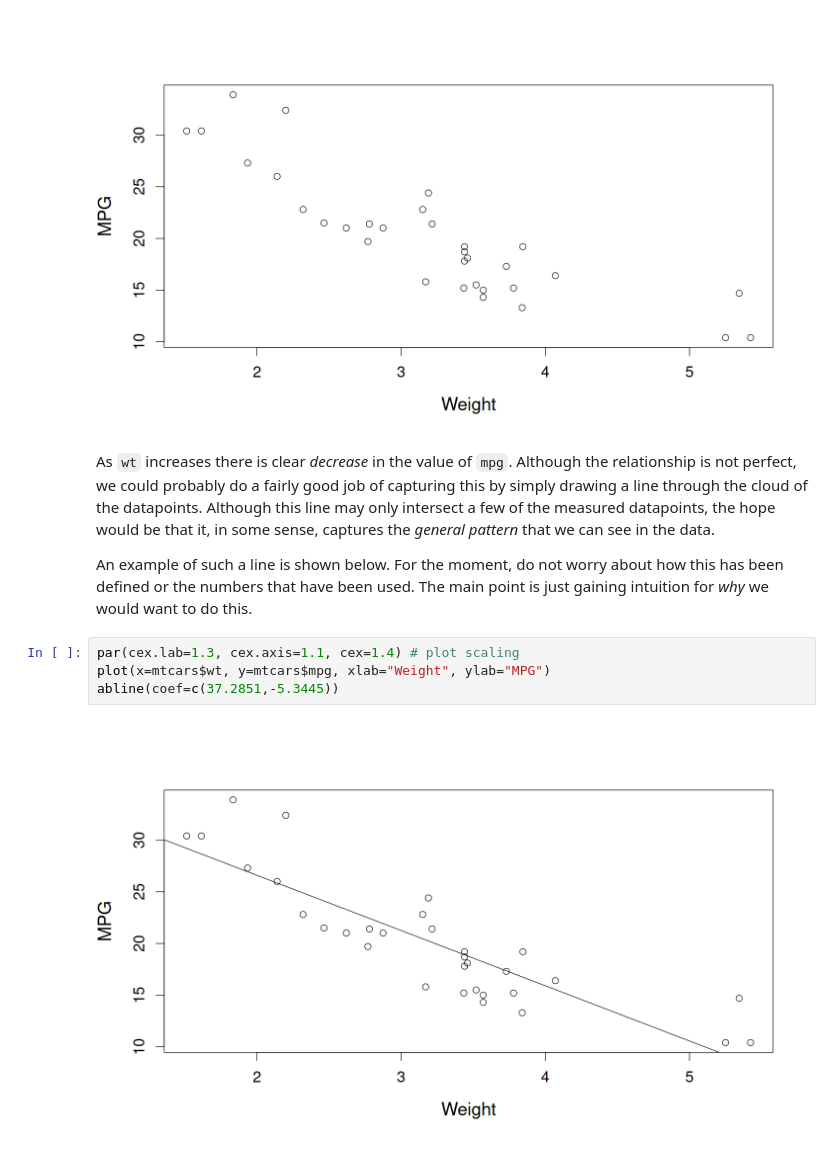
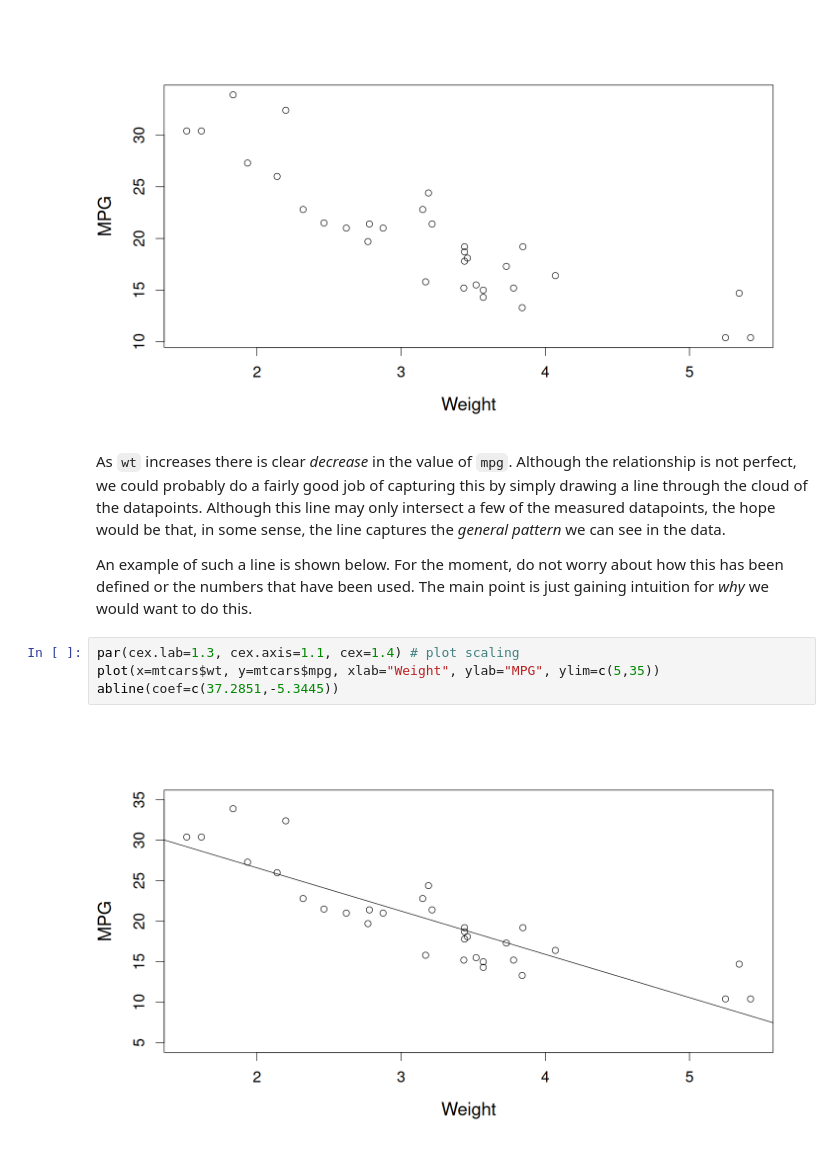
Before and after one commit to PCHN63101-Advanced-Data-Skills/Simple-Multiple-Regression, a Jupyter notebook: 1.straight-line.ipynb, the cells around one changed output. Saved outputs shown, nothing was run; the diff lists cells and outputs as text.

```diff
--- a/1.straight-line.ipynb
+++ b/1.straight-line.ipynb
@@ -15,13 +15,13 @@ plot(x=mtcars$wt, y=mtcars$mpg, xlab="Weight", ylab="MPG")
 # %% [output]
 [figure]
 # %% [markdown]
-As `wt` increases there is clear *decrease* in the value of `mpg`. Although the relationship is not perfect, we could probably do a fairly good job of capturing this by simply drawing a line through the cloud of the datapoints. Although this line may only intersect a few of the measured datapoints, the hope would be that it, in some sense, captures the *general pattern* that we can see in the data.
+As `wt` increases there is clear *decrease* in the value of `mpg`. Although the relationship is not perfect, we could probably do a fairly good job of capturing this by simply drawing a line through the cloud of the datapoints. Although this line may only intersect a few of the measured datapoints, the hope would be that, in some sense, the line captures the *general pattern* we can see in the data.
 
 An example of such a line is shown below. For the moment, do not worry about how this has been defined or the numbers that have been used. The main point is just gaining intuition for *why* we would want to do this.
 # %%
 par(cex.lab=1.3, cex.axis=1.1, cex=1.4) # plot scaling
-plot(x=mtcars$wt, y=mtcars$mpg, xlab="Weight", ylab="MPG")
+plot(x=mtcars$wt, y=mtcars$mpg, xlab="Weight", ylab="MPG", ylim=c(5,35))
 abline(coef=c(37.2851,-5.3445))
 # %% [output]
-[figure, old version]
+[figure, new version]
 # %% [markdown]
```
Also changed, not shown: parts of 9 cells of this notebook, 13 other files.
